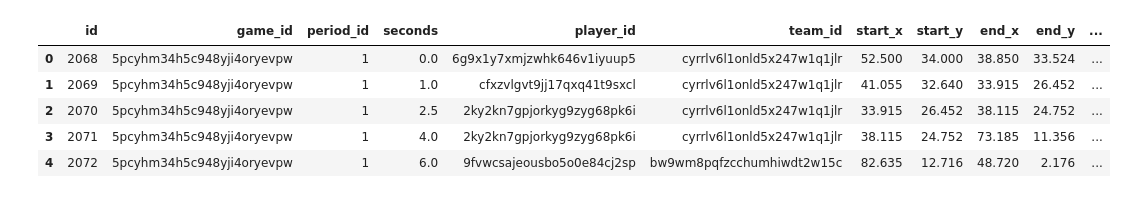
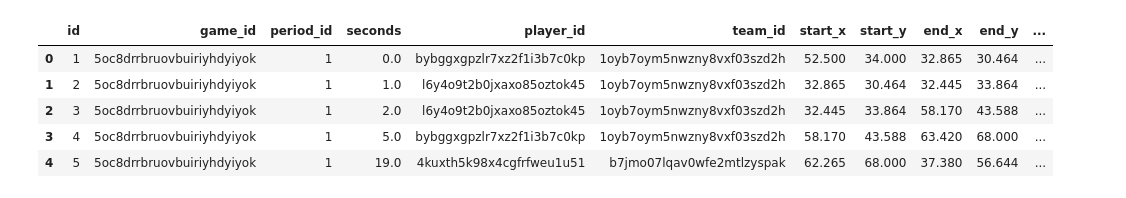
Before and after one commit to RaulBus01/soccer_analytics_projectweek, a Jupyter notebook: Pressing/xthreat.ipynb, the cells around one changed output. Drawn from its saved outputs; the diff is of its cells as text; code cells hidden in the pictures.

```diff
--- a/Pressing/xthreat.ipynb
+++ b/Pressing/xthreat.ipynb
@@ -3,7 +3,8 @@ import pandas as pd
 import psycopg2
 import dotenv
 import os
-from socceraction.xthreat import ExpectedThreat
+import socceraction.spadl as spadl
+import socceraction.xthreat as xthreat
 import matplotlib.pyplot as plt
 import numpy as np
 
@@ -21,38 +22,37 @@ conn = psycopg2.connect(
     user=PG_USER,
     password=PG_PASSWORD,
     port=PG_PORT,
     sslmode="require",
 )
 
 query = """
 SELECT
     s.id, s.game_id, s.period_id, s.seconds,
     s.player_id, s.team_id,
     s.start_x, s.start_y, s.end_x, s.end_y,
     s.action_type, s.result, s.bodypart,
     p.player_name, t.team_name
 FROM
     spadl_actions s
 LEFT JOIN
     players p ON s.player_id = p.player_id
 LEFT JOIN
     teams t ON s.team_id = t.team_id
 WHERE
     s.start_x IS NOT NULL
-    AND s.end_x IS NOT NULL
-	AND s.game_id = %s;
+    AND s.end_x IS NOT NULL;
 """
 
 # Load data into pandas DataFrame
-df = pd.read_sql(query, conn, params=('5pcyhm34h5c948yji4oryevpw',))
+df = pd.read_sql(query, conn)
 
 
 # Preview the dataset
 df.head()
 # %% [output]
 |  | id | game_id | period_id | seconds | player_id | team_id | start_x | start_y | end_x | end_y | ... |
-| 0 | 2068 | 5pcyhm34h5c948yji4oryevpw | 1 | 0.0 | 6g9x1y7xmjzwhk646v1iyuup5 | cyrrlv6l1onld5x247w1q1jlr | 52.500 | 34.000 | 38.850 | 33.524 | ... |
-| 1 | 2069 | 5pcyhm34h5c948yji4oryevpw | 1 | 1.0 | cfxzvlgvt9jj17qxq41t9sxcl | cyrrlv6l1onld5x247w1q1jlr | 41.055 | 32.640 | 33.915 | 26.452 | ... |
-| 2 | 2070 | 5pcyhm34h5c948yji4oryevpw | 1 | 2.5 | 2ky2kn7gpjorkyg9zyg68pk6i | cyrrlv6l1onld5x247w1q1jlr | 33.915 | 26.452 | 38.115 | 24.752 | ... |
-| 3 | 2071 | 5pcyhm34h5c948yji4oryevpw | 1 | 4.0 | 2ky2kn7gpjorkyg9zyg68pk6i | cyrrlv6l1onld5x247w1q1jlr | 38.115 | 24.752 | 73.185 | 11.356 | ... |
-| 4 | 2072 | 5pcyhm34h5c948yji4oryevpw | 1 | 6.0 | 9fvwcsajeousbo5o0e84cj2sp | bw9wm8pqfzcchumhiwdt2w15c | 82.635 | 12.716 | 48.720 | 2.176 | ... |
+| 0 | 1 | 5oc8drrbruovbuiriyhdyiyok | 1 | 0.0 | bybggxgpzlr7xz2f1i3b7c0kp | 1oyb7oym5nwzny8vxf03szd2h | 52.500 | 34.000 | 32.865 | 30.464 | ... |
+| 1 | 2 | 5oc8drrbruovbuiriyhdyiyok | 1 | 1.0 | l6y4o9t2b0jxaxo85oztok45 | 1oyb7oym5nwzny8vxf03szd2h | 32.865 | 30.464 | 32.445 | 33.864 | ... |
+| 2 | 3 | 5oc8drrbruovbuiriyhdyiyok | 1 | 2.0 | l6y4o9t2b0jxaxo85oztok45 | 1oyb7oym5nwzny8vxf03szd2h | 32.445 | 33.864 | 58.170 | 43.588 | ... |
+| 3 | 4 | 5oc8drrbruovbuiriyhdyiyok | 1 | 5.0 | bybggxgpzlr7xz2f1i3b7c0kp | 1oyb7oym5nwzny8vxf03szd2h | 58.170 | 43.588 | 63.420 | 68.000 | ... |
+| 4 | 5 | 5oc8drrbruovbuiriyhdyiyok | 1 | 19.0 | 4kuxth5k98x4cgfrfweu1u51 | b7jmo07lqav0wfe2mtlzyspak | 62.265 | 68.000 | 37.380 | 56.644 | ... |
```
Also changed, not shown: parts of 4 cells of this notebook.
